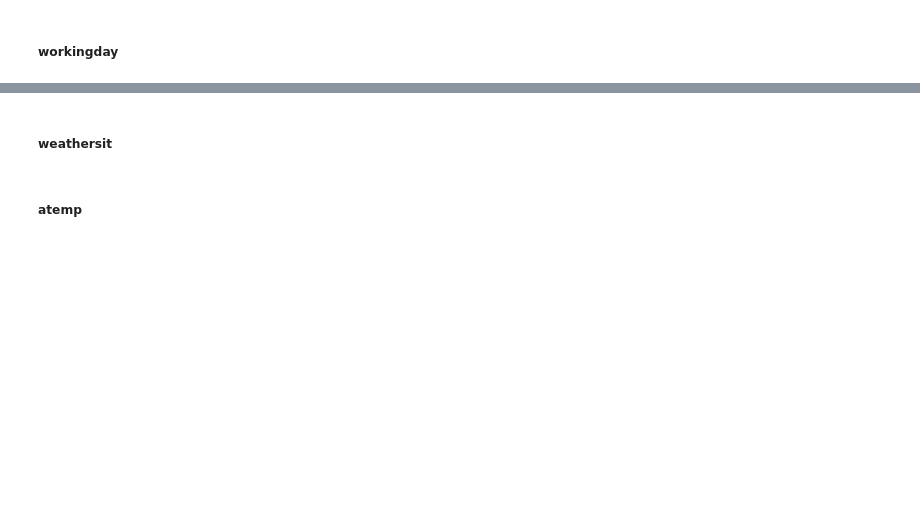
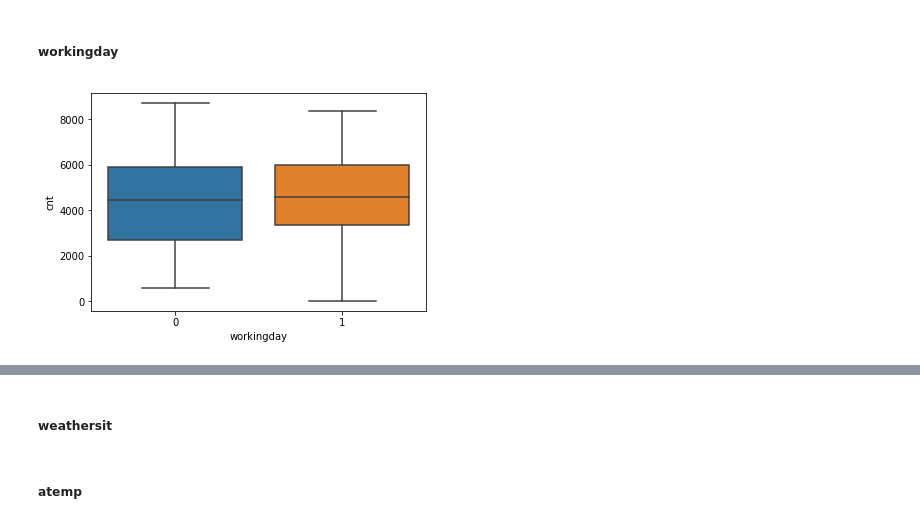
Before and after one commit to julianikulski/bike-sharing, a Jupyter notebook: bike-sharing-demand.ipynb, the cells around one changed output, grey strips where cells are left out. Saved outputs shown, nothing was run; the diff lists cells and outputs as text; code cells hidden in the pictures; blank space fills up the shorter version.

```diff
--- a/bike-sharing-demand.ipynb
+++ b/bike-sharing-demand.ipynb
@@ -337,2 +353,7 @@ sb.boxplot(data = bike_df, x = 'holiday', y = 'cnt');
 # %% [markdown]
 ##### workingday
+# %%
+# plotting workday feature in boxplot against the count of customers
+sb.boxplot(data = bike_df, x = 'workingday', y = 'cnt');
+# %% [output]
+[figure, added]
```
Also changed, not shown: parts of 7 cells of this notebook.
